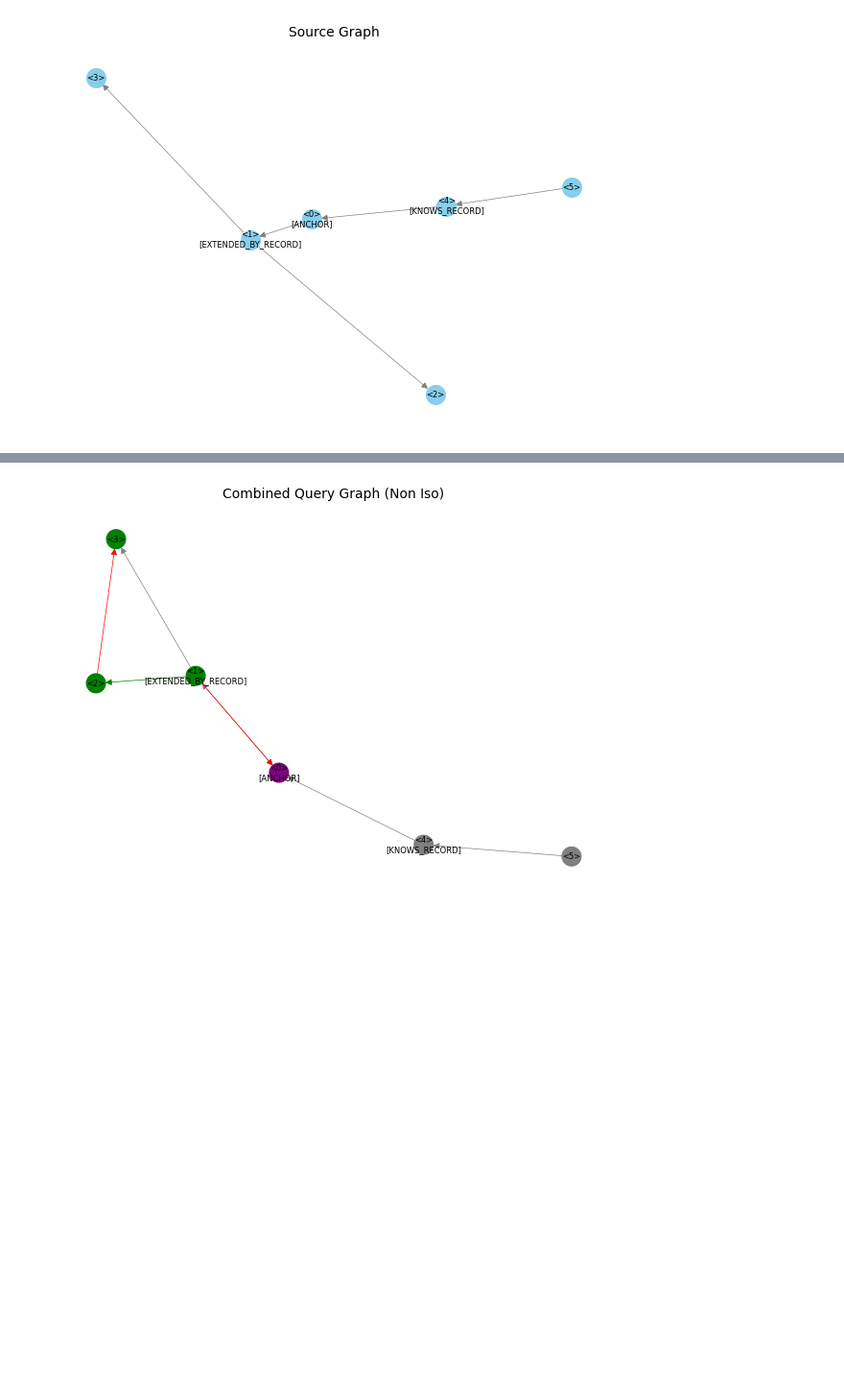
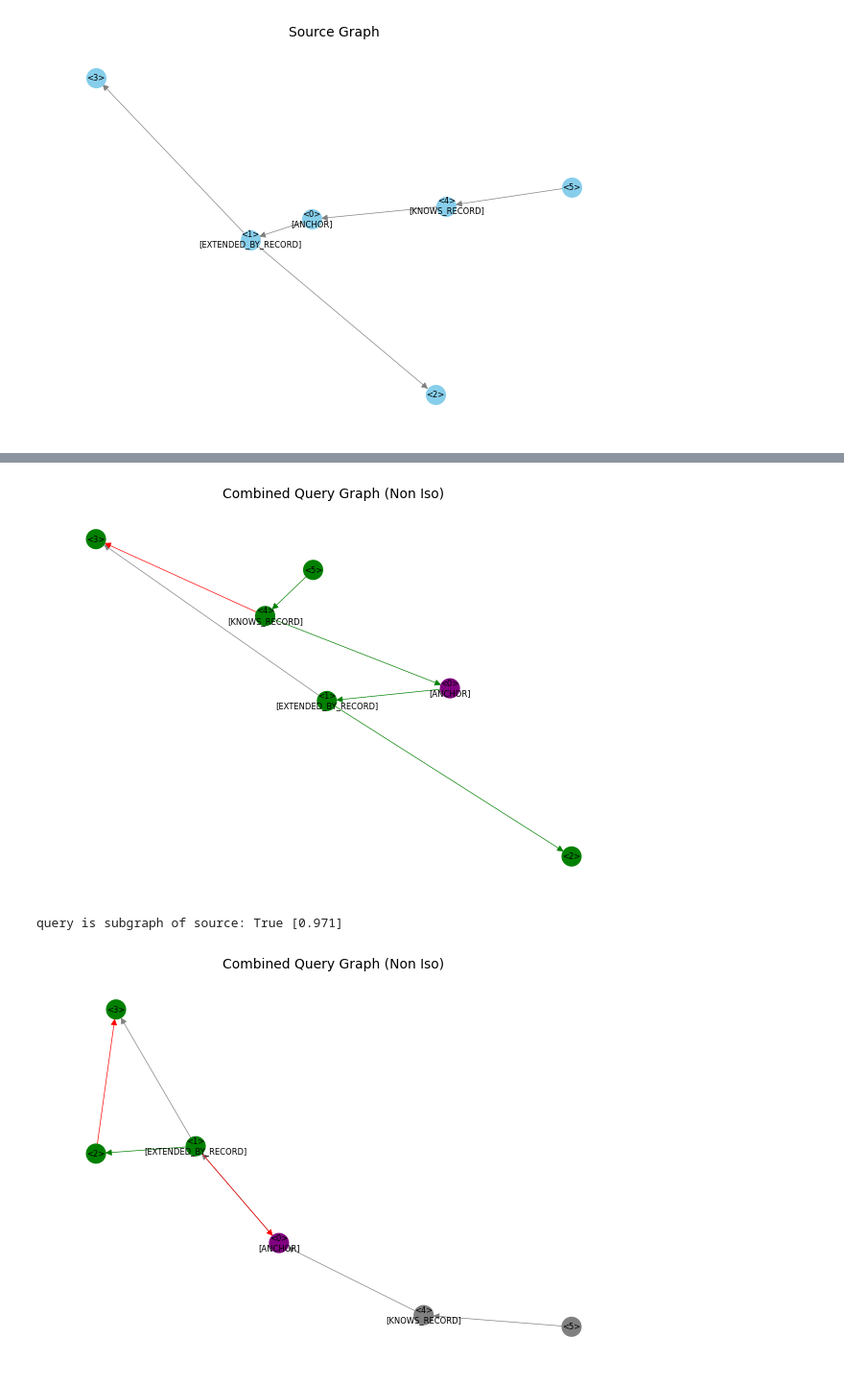
Before and after one commit to DerJeanjour/dpd-subgraph-matching, a Jupyter notebook: matching/glema/notebooks/explore_output.ipynb, the cells around one changed output, grey strips where cells are left out. Shown: that part at 96% size. Saved outputs shown, nothing was run; the diff lists cells and outputs as text; code cells hidden in the pictures; blank space fills up the shorter version.

```diff
--- a/matching/glema/notebooks/explore_output.ipynb
+++ b/matching/glema/notebooks/explore_output.ipynb
@@ -188,23 +188,3 @@ plot_utils.plot_graph( test_source,
                   nodeLabels=graph_utils.get_node_labels( test_source ) )
 # %% [output]
 [figure]
-# %%
-test_query_iso = nx.DiGraph()
-node_a = addCpgNode( test_query_iso, cpg_const.NodeLabel.RECORD, anchor=True )
-node_b = addCpgNode( test_query_iso, cpg_const.NodeLabel.EXTENDED_BY_RECORD )
-node_c = addCpgNode( test_query_iso, cpg_const.NodeLabel.RECORD )
-node_d = addCpgNode( test_query_iso, cpg_const.NodeLabel.RECORD )
-test_query_iso.add_edge( node_a, node_b )
-test_query_iso.add_edge( node_b, node_c )
-test_query_iso.add_edge( node_b, node_d )
-
-combined, node_colors, edge_colors = graph_utils.combine_graph( test_source, test_query_iso,
-                                                          matching_colors=matching_colors )
-plot_utils.plot_graph(
-    title="Combined Query Graph (Iso)",
-    graph=combined,
-    nodeColors=node_colors,
-    edgeColors=edge_colors,
-    nodeLabels=graph_utils.get_node_labels( combined )
-)
-is_subgraph( model, test_source, test_query_iso )
@@ -214,3 +209,23 @@ query is subgraph of source: True [0.972]
+# %%
+test_query_non_iso = test_source.copy()
+#test_query_non_iso.remove_node( node_a )
+test_query_non_iso.remove_edge( node_b, node_d )
+test_query_non_iso.add_edge( node_e, node_d )
+
+
+combined, node_colors, edge_colors = graph_utils.combine_graph( test_source, test_query_non_iso,
+                                                          matching_colors=matching_colors )
+plot_utils.plot_graph(
+    title="Combined Query Graph (Non Iso)",
+    graph=combined,
+    nodeColors=node_colors,
+    edgeColors=edge_colors,
+    nodeLabels=graph_utils.get_node_labels( combined )
+)
+is_subgraph( model, test_source, test_query_non_iso )
+# %% [output]
+[figure, added]
+query is subgraph of source: True [0.971]
 # %%
 test_query_non_iso = nx.DiGraph()
 node_a = addCpgNode( test_query_non_iso, cpg_const.NodeLabel.RECORD, anchor=True )
```
Also changed, not shown: parts of 5 cells of this notebook, 8 other files.
